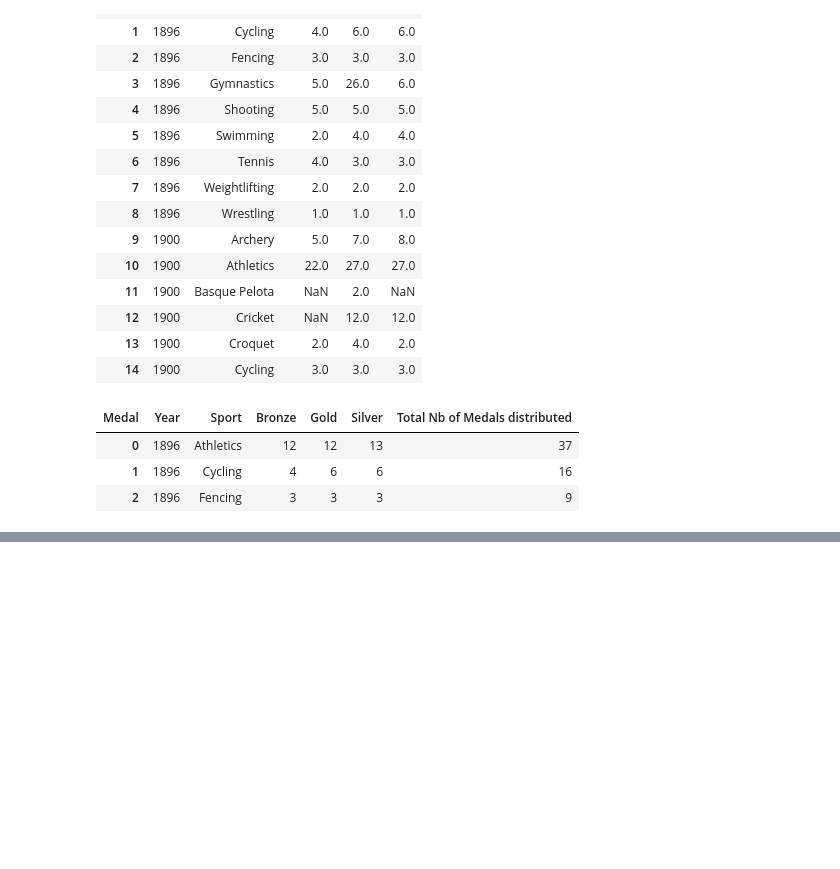
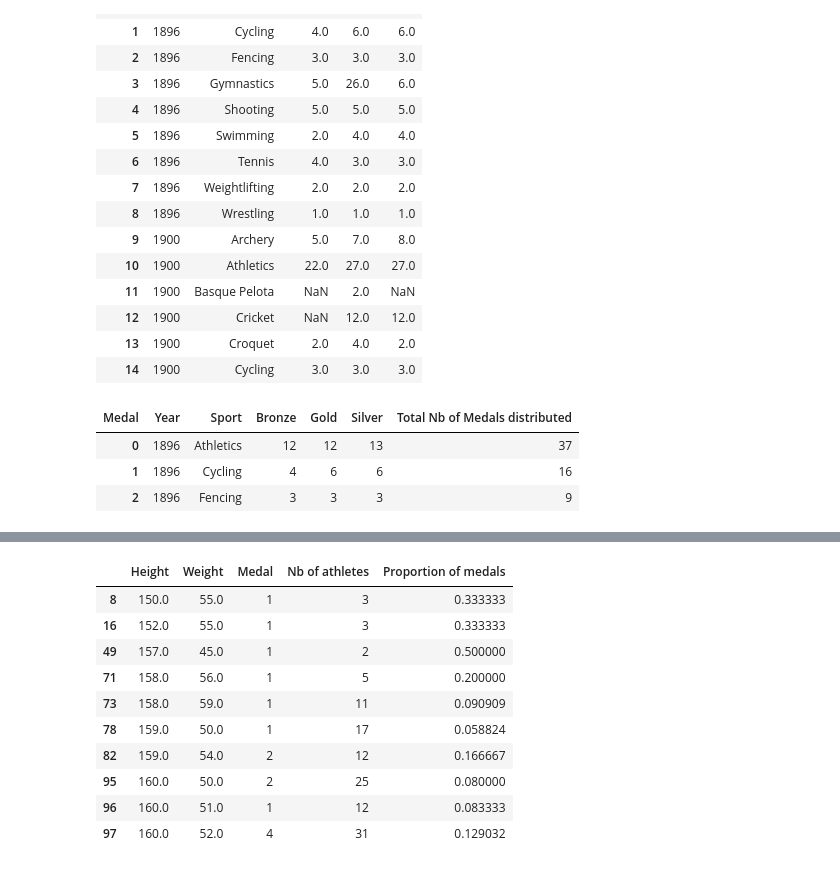
Before and after one commit to Maryam-Dollet/Dataviz_project, a Jupyter notebook: dataviz_guillaume.ipynb, the cells around one changed output, grey strips where cells are left out. Cells and saved outputs as stored; diff of their text form; code cells hidden in the pictures; blank space fills up the shorter version.

```diff
--- a/dataviz_guillaume.ipynb
+++ b/dataviz_guillaume.ipynb
@@ -213,0 +335,16 @@ fig.show()
+# %%
+# we get rid of the rows with a proportion of medals equal to 0 to make the graph more readable
+correlation_matrix = correlation_matrix[correlation_matrix['Proportion of medals'] != 0]
+correlation_matrix.head(10)
+# %% [output]
+|  | Height | Weight | Medal | Nb of athletes | Proportion of medals |
+| 8 | 150.0 | 55.0 | 1 | 3 | 0.333333 |
+| 16 | 152.0 | 55.0 | 1 | 3 | 0.333333 |
+| 49 | 157.0 | 45.0 | 1 | 2 | 0.500000 |
+| 71 | 158.0 | 56.0 | 1 | 5 | 0.200000 |
+| 73 | 158.0 | 59.0 | 1 | 11 | 0.090909 |
+| 78 | 159.0 | 50.0 | 1 | 17 | 0.058824 |
+| 82 | 159.0 | 54.0 | 2 | 12 | 0.166667 |
+| 95 | 160.0 | 50.0 | 2 | 25 | 0.080000 |
+| 96 | 160.0 | 51.0 | 1 | 12 | 0.083333 |
+| 97 | 160.0 | 52.0 | 4 | 31 | 0.129032 |
```
Also changed, not shown: parts of 11 cells of this notebook.
